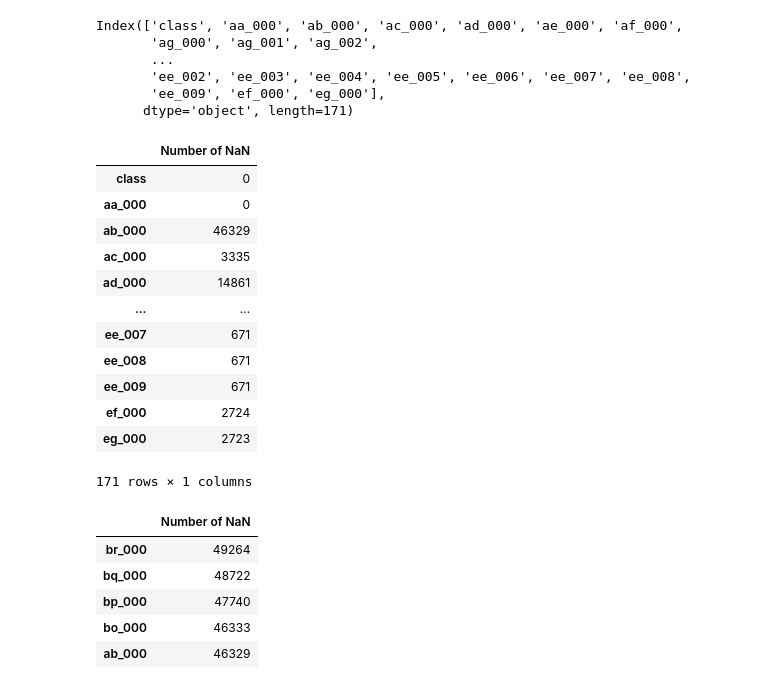
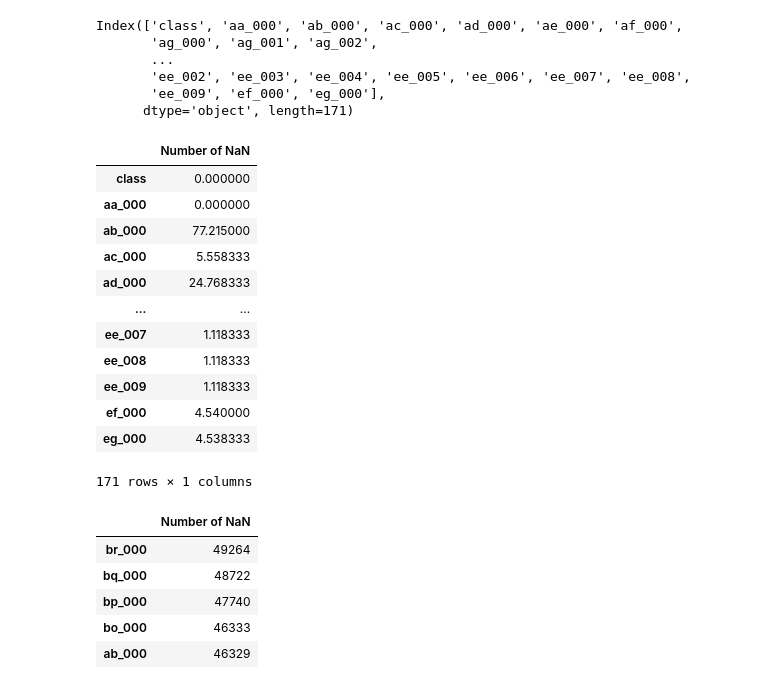
Before and after one commit to VPLEV23/DA_2023_Project, a Jupyter notebook: Project.ipynb, the cells around one changed output. Cells and saved outputs as stored; diff of their text form; code cells hidden in the pictures.

Commit message:
add number of NaN elements in percentages

```diff
--- a/Project.ipynb
+++ b/Project.ipynb
@@ -123,22 +131,25 @@ Index(['class', 'aa_000', 'ab_000', 'ac_000', 'ad_000', 'ae_000', 'af_000',
       dtype='object', length=171)
 # %%
 represent_numberNan=pd.DataFrame(data_cleaned.isnull().sum(axis = 0), columns=['Number of NaN'])
-# %%
-represent_numberNan
-# %% [output]
-|  | Number of NaN |
-| class | 0 |
-| aa_000 | 0 |
-| ab_000 | 46329 |
-| ac_000 | 3335 |
-| ad_000 | 14861 |
-| ... | ... |
-| ee_007 | 671 |
-| ee_008 | 671 |
-| ee_009 | 671 |
-| ef_000 | 2724 |
-| eg_000 | 2723 |
-171 rows × 1 columns
+# %%
+represent_numberNan_percentage=pd.DataFrame(data_cleaned.isnull().sum(axis = 0)*100/60000, columns=['Number of NaN'])
+represent_numberNan_percentage
+
+#represent_numberNan['Number of NaN']*100/60000
+# %% [output]
+|  | Number of NaN |
+| class | 0.000000 |
+| aa_000 | 0.000000 |
+| ab_000 | 77.215000 |
+| ac_000 | 5.558333 |
+| ad_000 | 24.768333 |
+| ... | ... |
+| ee_007 | 1.118333 |
+| ee_008 | 1.118333 |
+| ee_009 | 1.118333 |
+| ef_000 | 4.540000 |
+| eg_000 | 4.538333 |
+171 rows × 1 columns
 # %%
 represent_numberNan.sort_values(by=['Number of NaN'], ascending=False).head()
 # %% [output]
```
Also changed, not shown: parts of 2 cells of this notebook.
